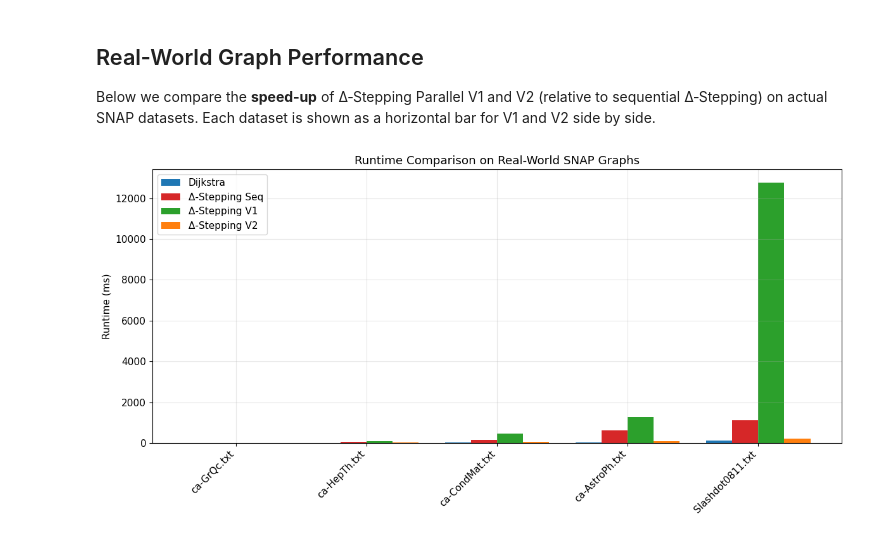
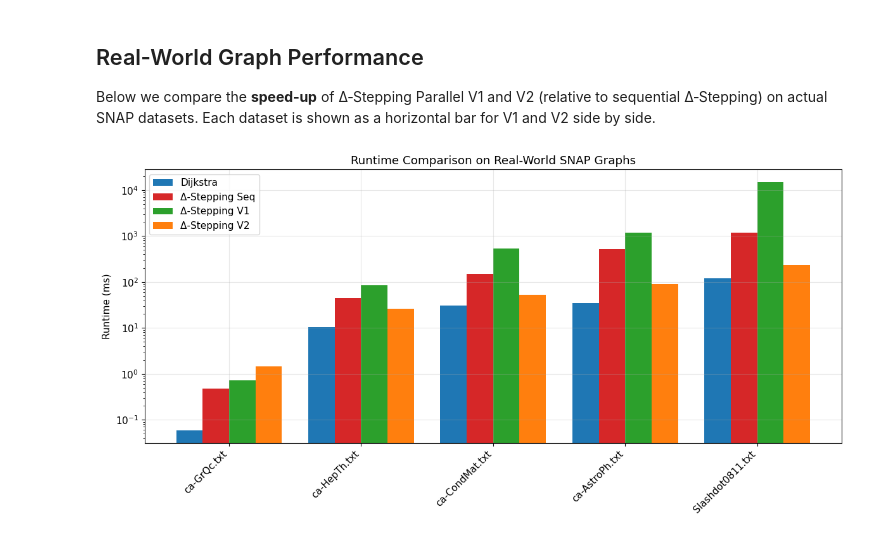
Before and after one commit to dansuissa/CSE305-Project, a Jupyter notebook: parallels_performance_benchmark.ipynb, the cells around one changed output. Saved outputs shown, nothing was run; the diff lists cells and outputs as text; code cells hidden in the pictures.

Commit message:
scale plot

```diff
--- a/parallels_performance_benchmark.ipynb
+++ b/parallels_performance_benchmark.ipynb
@@ -16,9 +16,8 @@ import pandas as pd
 import numpy as np
 import matplotlib.pyplot as plt
 import seaborn as sns
-import warnings
+import os
 
-warnings.filterwarnings('ignore')
 
 plt.style.use('default')
 plt.rcParams['figure.figsize'] = (12, 8)
@@ -26,12 +25,19 @@ plt.rcParams['font.size'] = 11
 plt.rcParams['axes.grid'] = True
 plt.rcParams['grid.alpha'] = 0.3
 
-graph_type_df       = pd.read_csv('graph_type_analysis.csv')
-density_df          = pd.read_csv('density_analysis.csv')
-weight_dist_df      = pd.read_csv('weight_distribution_analysis.csv')
-delta_df            = pd.read_csv('delta_parameter_analysis.csv')
-thread_scaling_df   = pd.read_csv('thread_scaling_analysis.csv')
-real_world_df       = pd.read_csv('real_world_analysis.csv')
+
+def data_path(filename):
+    return os.path.join('data', filename)
+
+
+graph_type_df       = pd.read_csv(data_path('graph_type_analysis.csv'))
+density_df          = pd.read_csv(data_path('density_analysis.csv'))
+weight_dist_df      = pd.read_csv(data_path('weight_distribution_analysis.csv'))
+delta_df            = pd.read_csv(data_path('delta_parameter_analysis.csv'))
+thread_scaling_df   = pd.read_csv(data_path('thread_scaling_analysis.csv'))
+real_world_df       = pd.read_csv(data_path('real_world_analysis.csv'))
+
+
 
 print("Loaded DataFrames:")
 print(f"  graph_type_df:       {graph_type_df.shape}")
@@ -288,32 +294,32 @@ x = np.arange(len(datasets))
 width = 0.2
 
 fig, ax = plt.subplots(figsize=(12, 6))
 
 # Bars for each algorithm (in ms)
 ax.bar(
     x - 1.5*width, rw['dijkstra_time'],
     width, label='Dijkstra', color='C0'
 )
 ax.bar(
     x - 0.5*width, rw['delta_time'],
     width, label='Δ-Stepping Seq', color='C3'
 )
 ax.bar(
     x + 0.5*width, rw['parallel_v1_time'],
     width, label='Δ-Stepping V1', color='C2'
 )
 ax.bar(
     x + 1.5*width, rw['parallel_v2_time'],
     width, label='Δ-Stepping V2', color='C1'
 )
-
+ax.set_yscale('log')
 ax.set_xticks(x)
 ax.set_xticklabels(datasets, rotation=45, ha='right')
 ax.set_ylabel("Runtime (ms)")
 ax.set_title("Runtime Comparison on Real-World SNAP Graphs")
 ax.legend()
 plt.tight_layout()
 plt.savefig("real_world_plot.png")
 plt.show()
 # %% [output]
-[figure, old version]
+[figure, new version]
```
Also changed, not shown: parts of 17 cells of this notebook, 2 other files.
